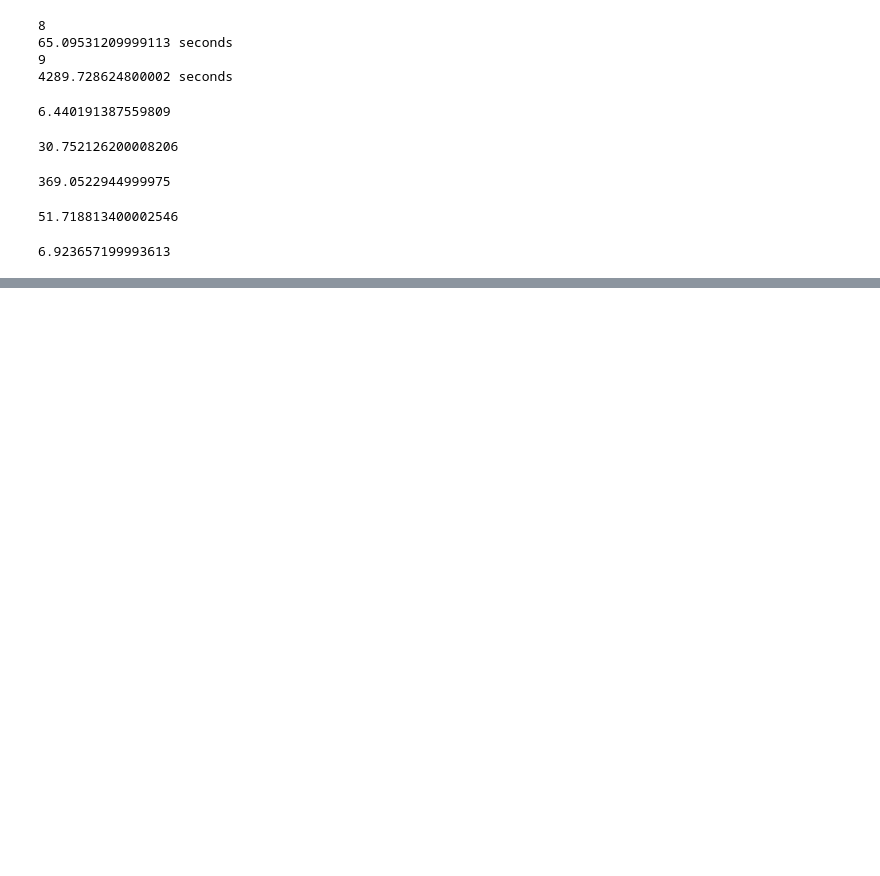
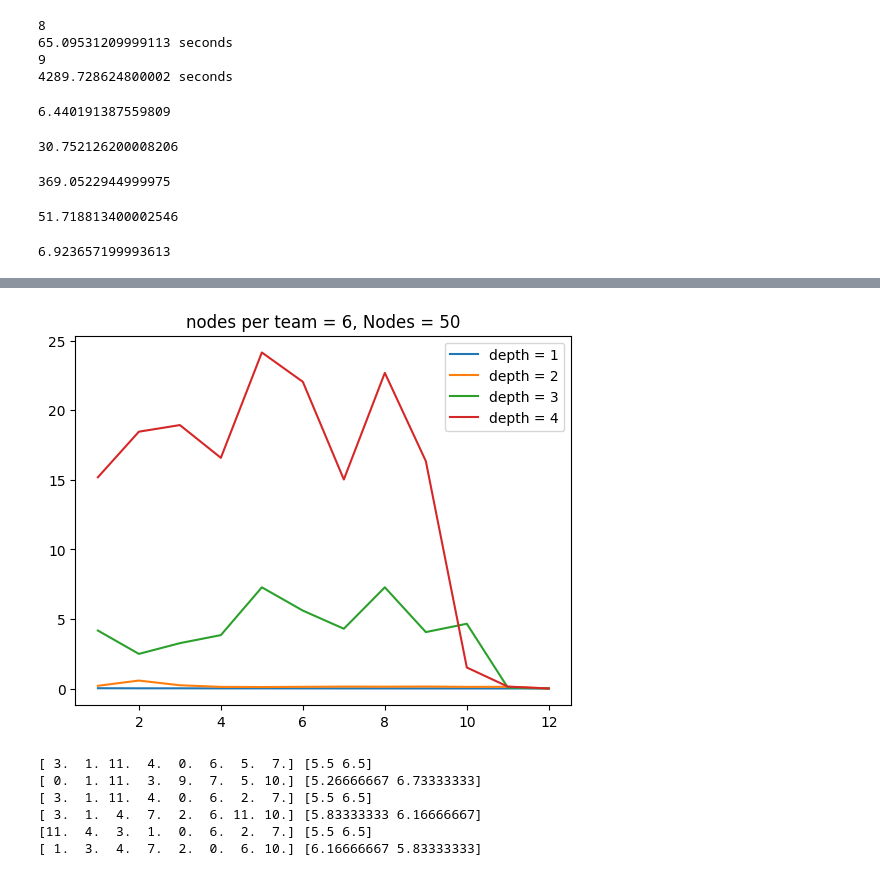
Before and after one commit to zboyd2/influence-maximization, a Jupyter notebook: greedy_optimal_comparison.ipynb, the cells around one changed output, grey strips where cells are left out. Cells and saved outputs as stored; diff of their text form; code cells hidden in the pictures; blank space fills up the shorter version.

```diff
--- a/greedy_optimal_comparison.ipynb
+++ b/greedy_optimal_comparison.ipynb
@@ -687,0 +730,21 @@ print(end2 - start2)
+# %%
+start = np.zeros((len(depth_list), 2 * nodes_per_team))
+end = np.zeros((len(depth_list), 2 * nodes_per_team))
+
+for i, depth in enumerate(depth_list):
+    graph = im.random_graph(50)
+    config = np.array([])
+
+    for j in range(2 * nodes_per_team):
+        start[i, j] = time.perf_counter()
+        best = im.minimax_algorithm_opt(graph, config, nodes_per_team, depth)
+        end[i, j] = time.perf_counter()
+        config = np.append(config, best)
+# %%
+for i in range(len(depth_list)):
+    plt.plot(np.arange(2 * nodes_per_team) + 1, end[i] - start[i], label=f'depth = {depth_list[i]}')
+plt.legend()
+plt.title(f"nodes per team = {nodes_per_team}, Nodes = {graph.shape[0]}")
+plt.show()
+# %% [output]
+[figure, added]
@@ -687,0 +799,14 @@ print(end2 - start2)
+# %%
+print(config_greedy, im.get_influence(graph, config_greedy.astype(int)))
+print(config0, im.get_influence(graph, config0.astype(int)))
+print(config1, im.get_influence(graph, config1.astype(int)))
+print(config2, im.get_influence(graph, config2.astype(int)))
+print(config3, im.get_influence(graph, config3.astype(int)))
+print(config_inf, im.get_influence(graph, config_inf.astype(int)))
+# %% [output]
+[ 3.  1. 11.  4.  0.  6.  5.  7.] [5.5 6.5]
+[ 0.  1. 11.  3.  9.  7.  5. 10.] [5.26666667 6.73333333]
+[ 3.  1. 11.  4.  0.  6.  2.  7.] [5.5 6.5]
+[ 3.  1.  4.  7.  2.  6. 11. 10.] [5.83333333 6.16666667]
+[11.  4.  3.  1.  0.  6.  2.  7.] [5.5 6.5]
+[ 1.  3.  4.  7.  2.  0.  6. 10.] [6.16666667 5.83333333]
```
Also changed, not shown: parts of 7 cells of this notebook, 2 other files.
